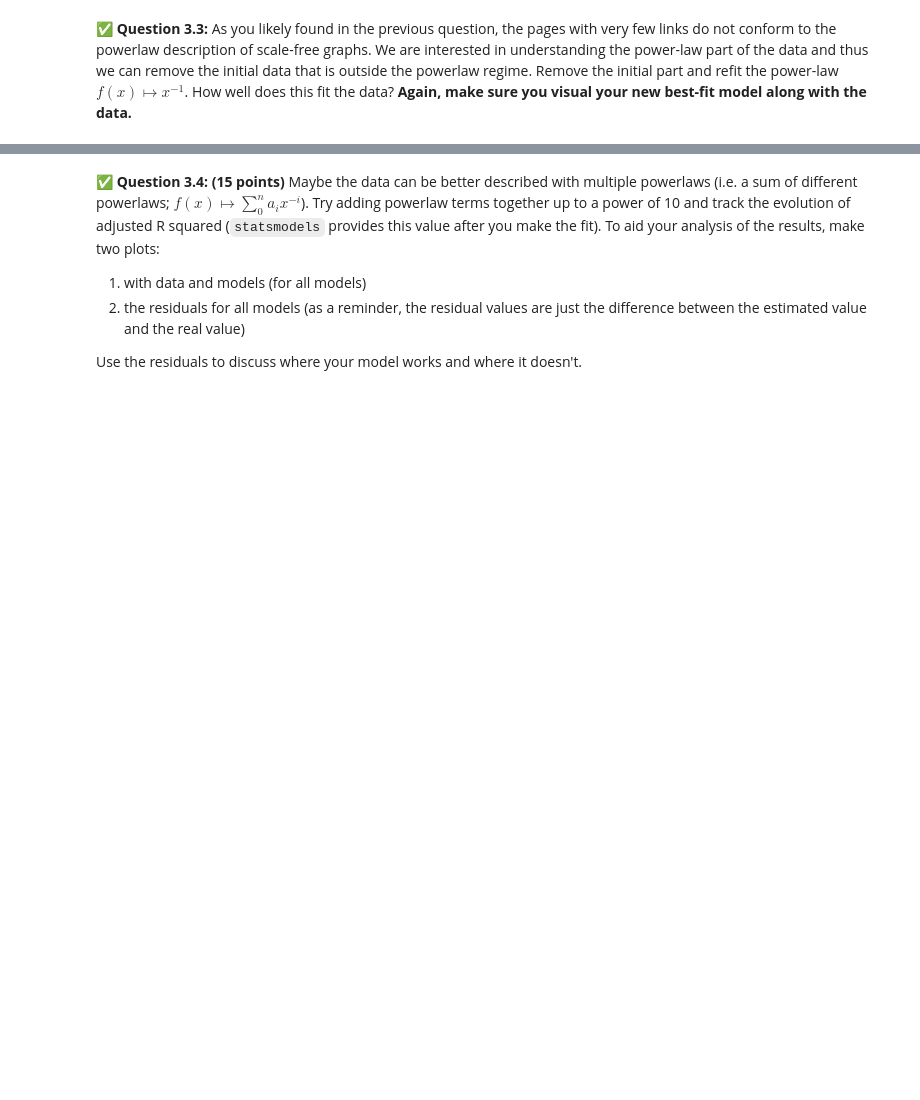
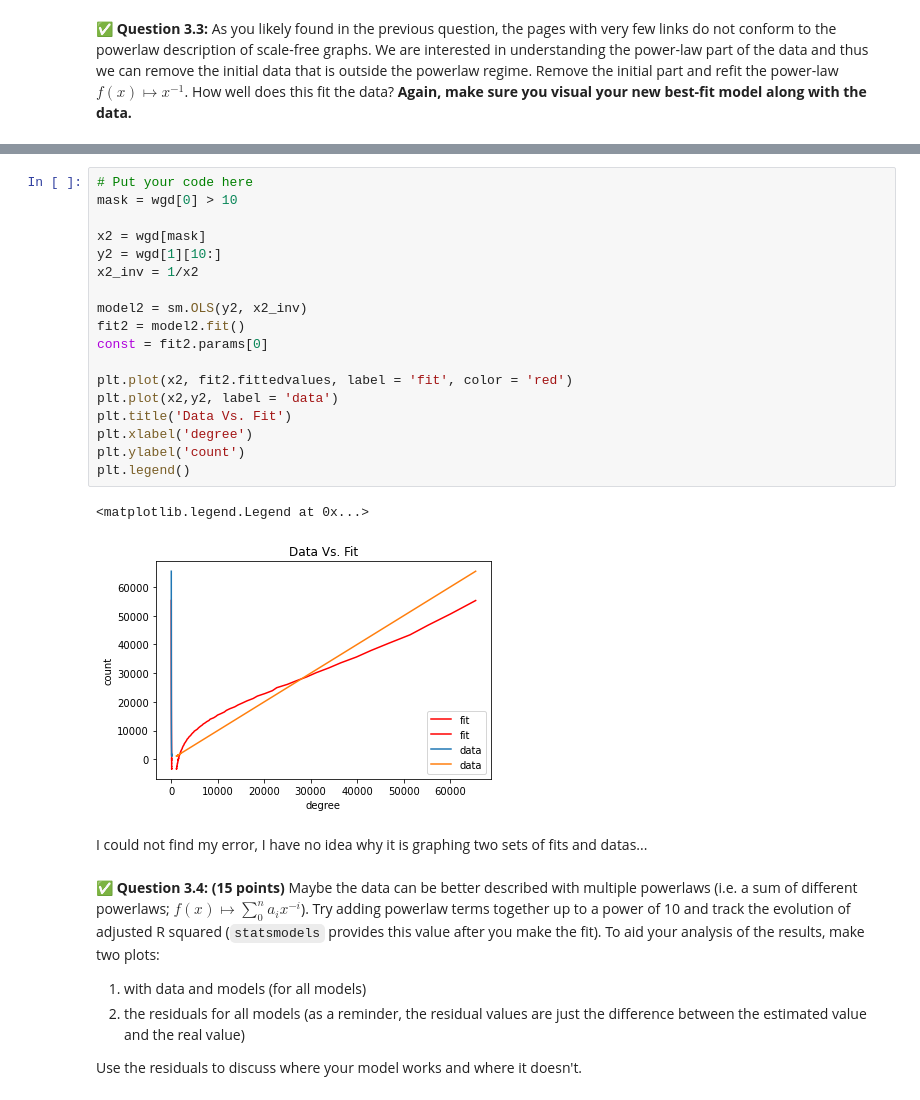
Before and after one commit to stratt64/cmse202-s21-turnin, a Jupyter notebook: hw-04/HW-04_graph_regression-STRATTON.ipynb, the cells around one changed output, grey strips where cells are left out. Cells and saved outputs as stored; diff of their text form; blank space fills up the shorter version.

```diff
--- a/hw-04/HW-04_graph_regression-STRATTON.ipynb
+++ b/hw-04/HW-04_graph_regression-STRATTON.ipynb
@@ -406,3 +397,26 @@ Name: 0, Length: 100, dtype: float64
+# %%
+# Put your code here
+mask = wgd[0] > 10
+
+x2 = wgd[mask]
+y2 = wgd[1][10:]
+x2_inv = 1/x2
+
+model2 = sm.OLS(y2, x2_inv)
+fit2 = model2.fit()
+const = fit2.params[0]
+
+plt.plot(x2, fit2.fittedvalues, label = 'fit', color = 'red')
+plt.plot(x2,y2, label = 'data')
+plt.title('Data Vs. Fit')
+plt.xlabel('degree')
+plt.ylabel('count')
+plt.legend()
+# %% [output]
+<matplotlib.legend.Legend at 0x...>
+[figure, added]
+# %% [markdown]
+I could not find my error, I have no idea why it is graphing two sets of fits and datas...
 # %% [markdown]
 &#9989; **Question 3.4: (15 points)** Maybe the data can be better described with multiple powerlaws (i.e. a sum of different powerlaws; $f(x)\mapsto \sum_0^n a_i x^{-i}$). Try adding powerlaw terms together up to a power of 10 and track the evolution of adjusted R squared (`statsmodels` provides this value after you make the fit). To aid your analysis of the results, make two plots:
 1) with data and models (for all models)
```
Also changed, not shown: parts of 11 cells of this notebook.
